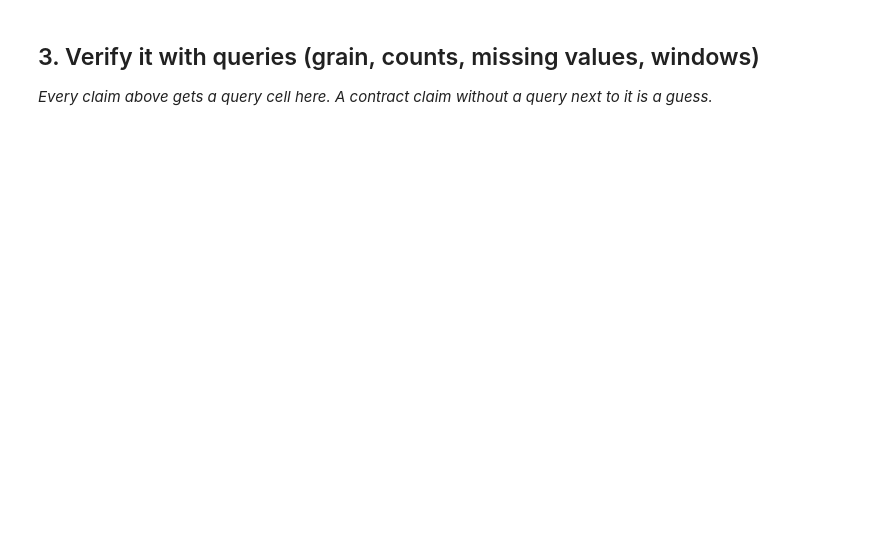
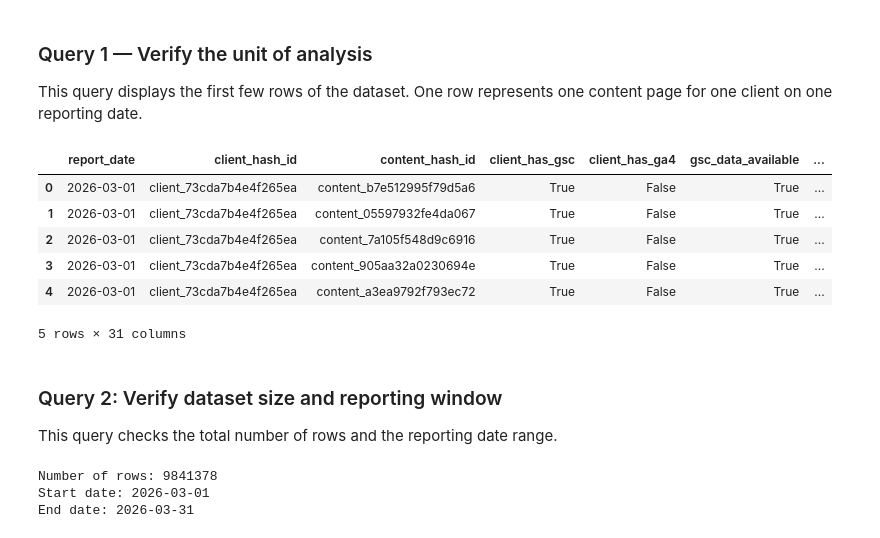
Before and after one commit to Shahd799/flyrank-internship-1, a Jupyter notebook: work/notebooks/w03_data_contract.ipynb, the cells around one changed output. Saved outputs shown, nothing was run; the diff lists cells and outputs as text; code cells hidden in the pictures; blank space fills up the shorter version.

```diff
--- a/work/notebooks/w03_data_contract.ipynb
+++ b/work/notebooks/w03_data_contract.ipynb
@@ -20,7 +79,30 @@ This skeleton is yours to fill. Work the sections **in order** — each one has
+# %% [markdown]
+### Query 1 — Verify the unit of analysis
+
+This query displays the first few rows of the dataset. One row represents one content page for one client on one reporting date.
 # %%
 # This cell is for CODE (numbers, a query, a check).
 # Write your text answer in the cell ABOVE this one — typing sentences here breaks Run All.
+df.head()
+# %% [output]
+|  | report_date | client_hash_id | content_hash_id | client_has_gsc | client_has_ga4 | gsc_data_available | ... |
+| 0 | 2026-03-01 | client_73cda7b4e4f265ea | content_b7e512995f79d5a6 | True | False | True | ... |
+| 1 | 2026-03-01 | client_73cda7b4e4f265ea | content_05597932fe4da067 | True | False | True | ... |
+| 2 | 2026-03-01 | client_73cda7b4e4f265ea | content_7a105f548d9c6916 | True | False | True | ... |
+| 3 | 2026-03-01 | client_73cda7b4e4f265ea | content_905aa32a0230694e | True | False | True | ... |
+| 4 | 2026-03-01 | client_73cda7b4e4f265ea | content_a3ea9792f793ec72 | True | False | True | ... |
+5 rows × 31 columns
-# %% [markdown]
-## 3. Verify it with queries (grain, counts, missing values, windows)
-
-*Every claim above gets a query cell here. A contract claim without a query next to it is a guess.*
+# %% [markdown]
+### Query 2: Verify dataset size and reporting window
+
+This query checks the total number of rows and the reporting date range.
+# %%
+# This cell is for CODE (numbers, a query, a check).
+# Write your text answer in the cell ABOVE this one — typing sentences here breaks Run All.
+print("Number of rows:", len(df))
+print("Start date:", df["report_date"].min())
+print("End date:", df["report_date"].max())
+# %% [output]
+Number of rows: 9841378
+Start date: 2026-03-01
+End date: 2026-03-31
```
Also changed, not shown: parts of 16 cells of this notebook.
